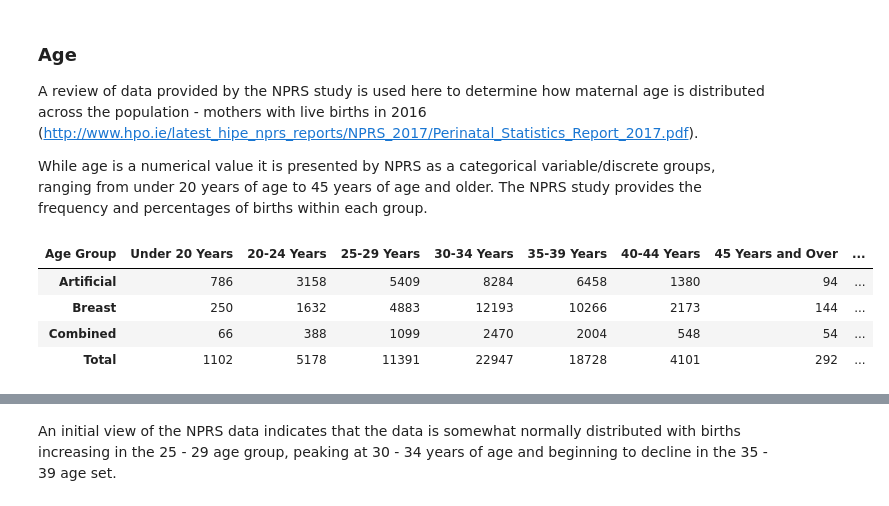
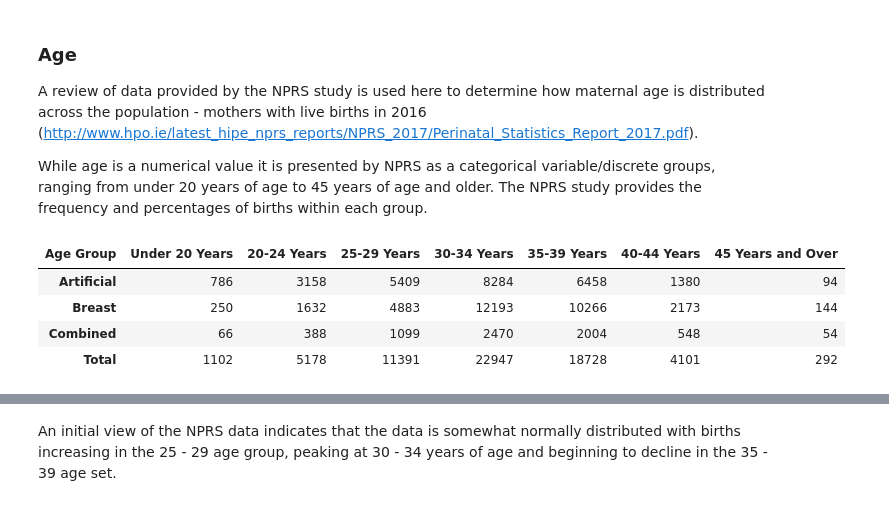
Before and after one commit to SharonNicG/52465-Project, a Jupyter notebook: Simulated Phenomenon.ipynb, the cells around one changed output, grey strips where cells are left out. Cells and saved outputs as stored; diff of their text form; code cells hidden in the pictures.

```diff
--- a/Simulated Phenomenon.ipynb
+++ b/Simulated Phenomenon.ipynb
@@ -79,17 +79,17 @@ While age is a numerical value it is presented by NPRS as a categorical variable
 # %%
 # Downloaded NPRS_Age.csv from CITE
 data = pd.read_csv("Data/Age_and_Feeding_Type.csv", index_col='Age Group')
 
 # Other source: https://stackoverflow.com/questions/43983622/remove-unnamed-columns-in-pandas-dataframe
 
 # https://www.w3resource.com/pandas/dataframe/dataframe-t.php
 data = data.T
-data = data.iloc[0:4, 0:8]
+data = data.iloc[0:4, 0:7]
 
 data
 # %% [output]
-| Age Group | Under 20 Years | 20-24 Years | 25-29 Years | 30-34 Years | 35-39 Years | 40-44 Years | 45 Years and Over | ... |
-| Artificial | 786 | 3158 | 5409 | 8284 | 6458 | 1380 | 94 | ... |
-| Breast | 250 | 1632 | 4883 | 12193 | 10266 | 2173 | 144 | ... |
-| Combined | 66 | 388 | 1099 | 2470 | 2004 | 548 | 54 | ... |
-| Total | 1102 | 5178 | 11391 | 22947 | 18728 | 4101 | 292 | ... |
+| Age Group | Under 20 Years | 20-24 Years | 25-29 Years | 30-34 Years | 35-39 Years | 40-44 Years | 45 Years and Over |
+| Artificial | 786 | 3158 | 5409 | 8284 | 6458 | 1380 | 94 |
+| Breast | 250 | 1632 | 4883 | 12193 | 10266 | 2173 | 144 |
+| Combined | 66 | 388 | 1099 | 2470 | 2004 | 548 | 54 |
+| Total | 1102 | 5178 | 11391 | 22947 | 18728 | 4101 | 292 |
```
Also changed, not shown: parts of 11 cells of this notebook.
